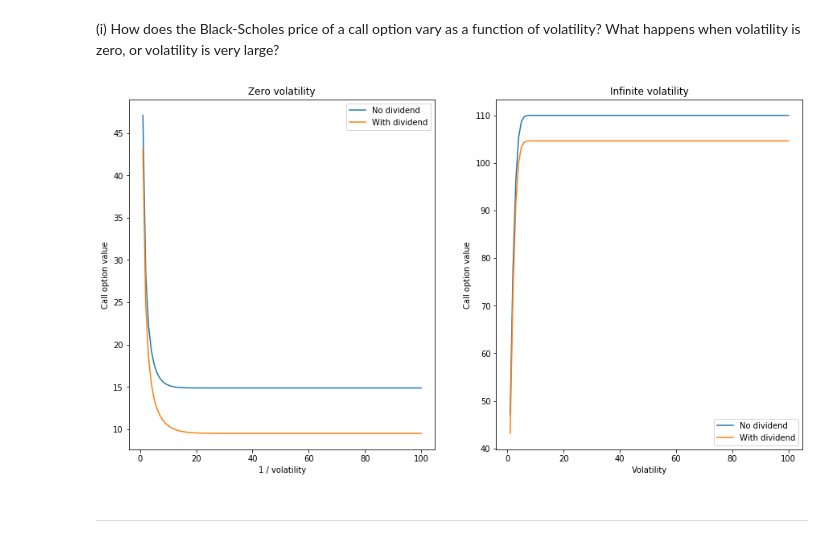
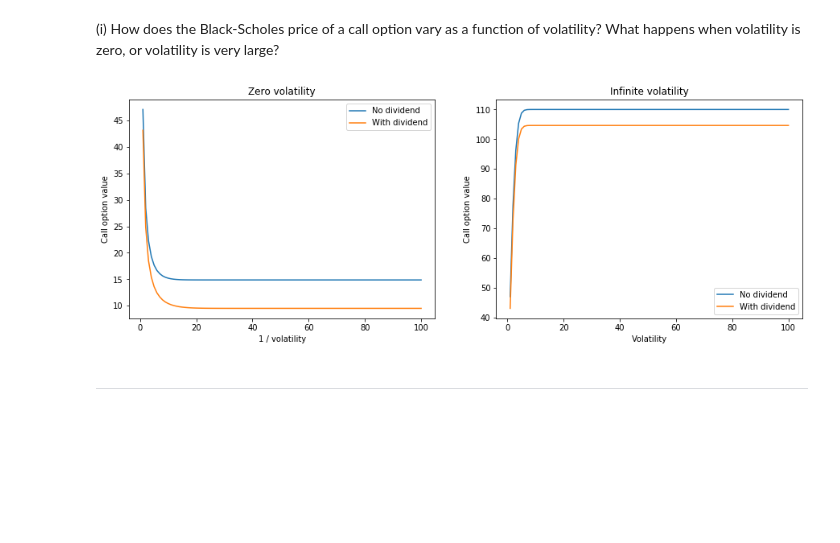
Before and after one commit to hongwai1920/Implement-Option-Pricing-Model-using-Python, a Jupyter notebook: 1. Pricing of vanilla options in the Black-Scholes world and Monte Carlo Simulation.ipynb, the cells around one changed output. Drawn from its saved outputs; the diff is of its cells as text; code cells hidden in the pictures; blank space fills up the shorter version.

```diff
--- a/1. Pricing of vanilla options in the Black-Scholes world and Monte Carlo Simulation.ipynb
+++ b/1. Pricing of vanilla options in the Black-Scholes world and Monte Carlo Simulation.ipynb
@@ -597,0 +591,4 @@ Also the option objects can then be reused when doing Monte Carlo simulations ba
+# %%
+def monte_carlo(r, T, payoff, num_paths):
+    '''payoff: np.array'''
+    return np.exp(- r * T) * payoff.sum() / num_paths
@@ -597,0 +625,9 @@ Also the option objects can then be reused when doing Monte Carlo simulations ba
+# %%
+f, ax = plt.subplots(2,2, figsize = (15,8))
+
+for i, option in enumerate(option_types):
+    ax[i//2, i%2].plot(mc[option], label = option)
+    ax[i//2, i%2].axhline(mc[option][-1], label = str(mc[option][-1]), c = 'r')
+    ax[i//2, i%2].set_xlabel('Number of paths (power of 2)')
+    ax[i//2, i%2].set_ylabel('Monte Carlo values')
+    ax[i//2, i%2].legend()
@@ -622,10 +643,0 @@ option = Option(initial, K, r, d, sigma, T)
-# %%
-# Monte Carlo for European call option
-
-# payoff function
-f = lambda x: np.maximum(x - K,0)
-
-mc = Monte_Carlo(f, loops, r).print_plot_mean()
-c = option.european_call()
-print('Black-Scholes price: {}'.format(c))
-print('Difference: {}'.format(c - mc))
@@ -637,10 +643,0 @@ Difference: 0.16018730479619592
-# %%
-# Monte Carlo for European put option
-
-# payoff function
-f = lambda x: np.maximum(K - x,0)
-
-mc = Monte_Carlo(f, loops, r).print_plot_mean()
-p = option.european_put()
-print('Black-Scholes price: {}'.format(p))
-print('Difference: {}'.format(p - mc))
@@ -725,7 +733,7 @@ r = 0.05
 d = 0.05
 T = 1
 
-f, ax = plt.subplots(1, 2, figsize = (15,8))
+f, ax = plt.subplots(1, 2, figsize = (15,5))
 
 
 y_no_div_inv = [Option(S, K, r, 0, 1 / sigma, T).european_call() for sigma in range(1, sigma_upper + 1)]
@@ -738,34 +746,34 @@ S_with_div_inv = [S * np.exp(r*T)] * sigma_upper
 y_no_div = [Option(S, K, r, 0, sigma, T).european_call() for sigma in range(1, sigma_upper + 1)]
 S_no_div = [S] * sigma_upper
 
 y_with_div = [Option(S, K, r, d, sigma, T).european_call() for sigma in range(1, sigma_upper + 1)]
 S_with_div = [S * np.exp(-d*T)] * sigma_upper
 
 
 starting_value = 0
 
 ax[0].plot(x[starting_value:], y_no_div_inv[starting_value:], label='No dividend')
 ax[0].plot(x[starting_value:], y_with_div_inv[starting_value:], label='With dividend')
 if show_asymptote:
     ax[0].plot(x[starting_value:], S_no_div[starting_value:], label='Stock price without dividend')
     ax[0].plot(x[starting_value:], S_with_div[starting_value:], label='Stock price with dividend')
 ax[0].set_xlabel('1 / volatility')
 ax[0].set_ylabel('Call option value')
 ax[0].set_title('Zero volatility')
 ax[0].legend();
 
 
 ax[1].plot(x[starting_value:], y_no_div[starting_value:], label='No dividend')
 ax[1].plot(x[starting_value:], y_with_div[starting_value:], label='With dividend')
 if show_asymptote:
     ax[1].plot(x[starting_value:], S_no_div[starting_value:], label='Stock price without dividend')
     ax[1].plot(x[starting_value:], S_with_div[starting_value:], label='Stock price with dividend')
 ax[1].set_xlabel('Volatility')
 ax[1].set_ylabel('Call option value')
 ax[1].set_title('Infinite volatility')
 ax[1].legend();
 # %% [output]
-[figure, old version]
+[figure, new version]
 # %% [markdown]
 ----
 # %% [markdown]
```
Also changed, not shown: parts of 22 cells of this notebook.
